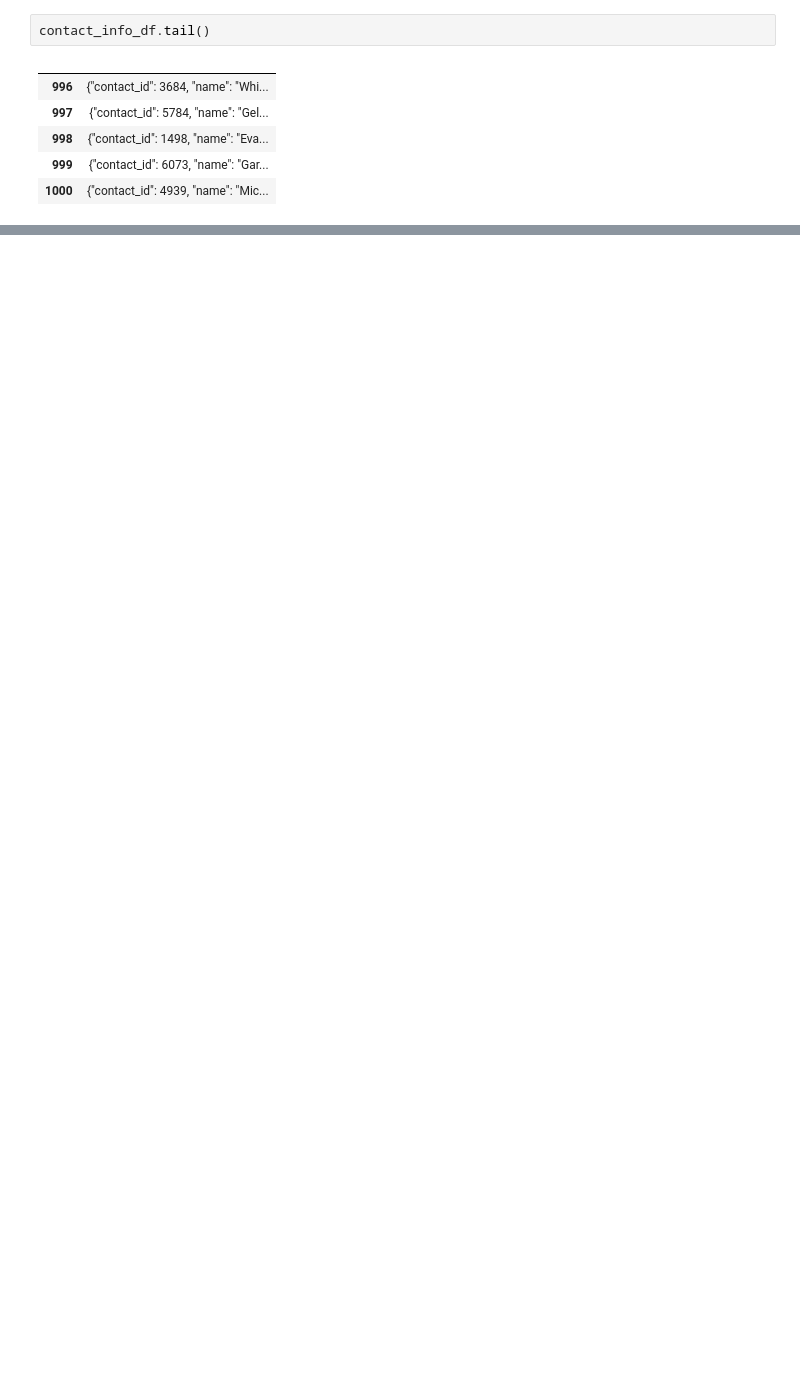
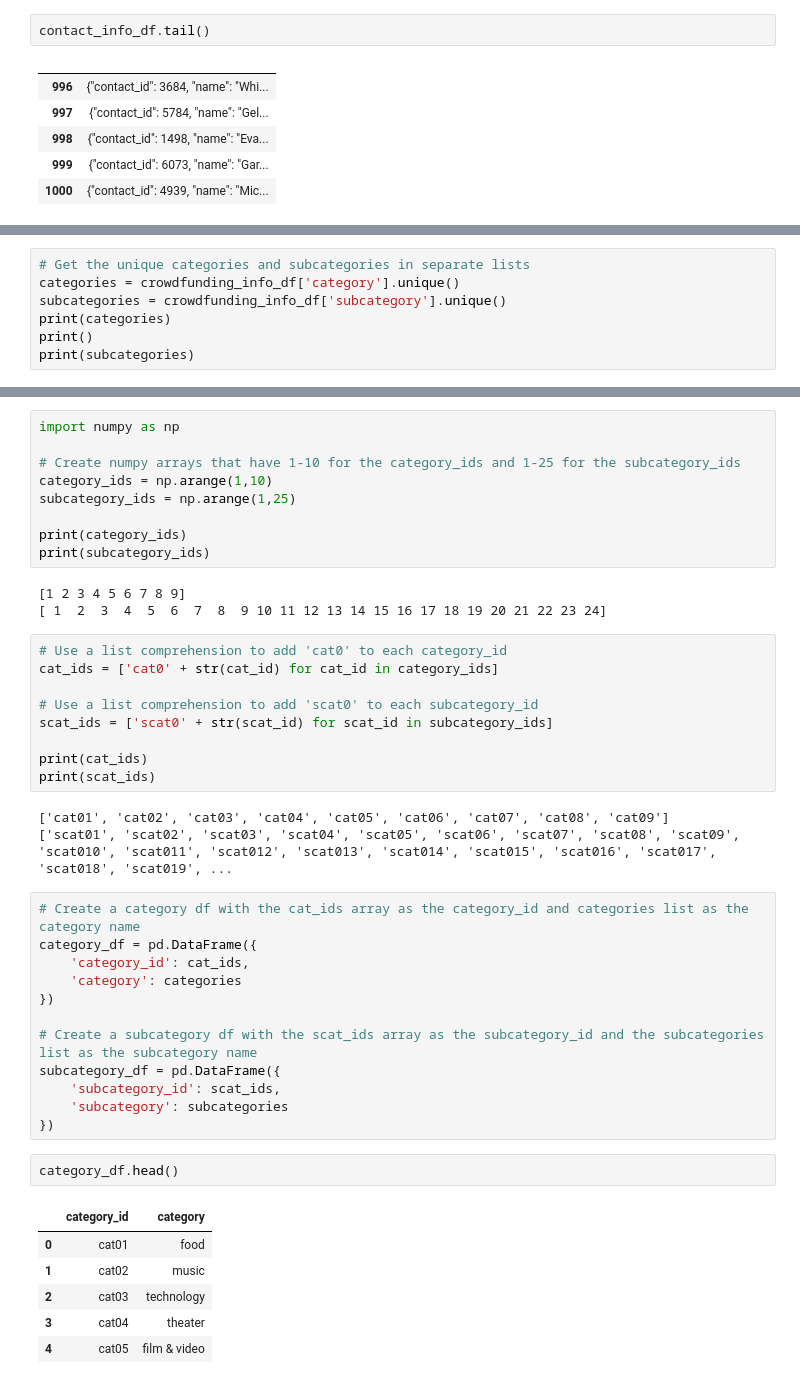
Before and after one commit to tashg23/Crowdfunding-ETL, a Jupyter notebook: Extract_crowdfunding_data.ipynb, the cells around one changed output, grey strips where cells are left out. Drawn from its saved outputs; the diff is of its cells as text; blank space fills up the shorter version.

Commit message:
Create categories/subcategories dim tables

```diff
--- a/Extract_crowdfunding_data.ipynb
+++ b/Extract_crowdfunding_data.ipynb
@@ -72,0 +143,7 @@ contact_info_df.sample(n=6)
+# %%
+# Get the unique categories and subcategories in separate lists
+categories = crowdfunding_info_df['category'].unique()
+subcategories = crowdfunding_info_df['subcategory'].unique()
+print(categories)
+print()
+print(subcategories)
@@ -72,0 +159,45 @@ contact_info_df.sample(n=6)
+# %%
+import numpy as np
+
+# Create numpy arrays that have 1-10 for the category_ids and 1-25 for the subcategory_ids
+category_ids = np.arange(1,10)
+subcategory_ids = np.arange(1,25)
+
+print(category_ids)
+print(subcategory_ids)
+# %% [output]
+[1 2 3 4 5 6 7 8 9]
+[ 1  2  3  4  5  6  7  8  9 10 11 12 13 14 15 16 17 18 19 20 21 22 23 24]
+# %%
+# Use a list comprehension to add 'cat0' to each category_id
+cat_ids = ['cat0' + str(cat_id) for cat_id in category_ids]
+
+# Use a list comprehension to add 'scat0' to each subcategory_id
+scat_ids = ['scat0' + str(scat_id) for scat_id in subcategory_ids]
+
+print(cat_ids)
+print(scat_ids)
+# %% [output]
+['cat01', 'cat02', 'cat03', 'cat04', 'cat05', 'cat06', 'cat07', 'cat08', 'cat09']
+['scat01', 'scat02', 'scat03', 'scat04', 'scat05', 'scat06', 'scat07', 'scat08', 'scat09', 'scat010', 'scat011', 'scat012', 'scat013', 'scat014', 'scat015', 'scat016', 'scat017', 'scat018', 'scat019', ...
+# %%
+# Create a category df with the cat_ids array as the category_id and categories list as the category name
+category_df = pd.DataFrame({
+    'category_id': cat_ids,
+    'category': categories
+})
+
+# Create a subcategory df with the scat_ids array as the subcategory_id and the subcategories list as the subcategory name
+subcategory_df = pd.DataFrame({
+    'subcategory_id': scat_ids,
+    'subcategory': subcategories
+})
+# %%
+category_df.head()
+# %% [output]
+|  | category_id | category |
+| 0 | cat01 | food |
+| 1 | cat02 | music |
+| 2 | cat03 | technology |
+| 3 | cat04 | theater |
+| 4 | cat05 | film & video |
```
Also changed, not shown: parts of 11 cells of this notebook, 2 other files.
